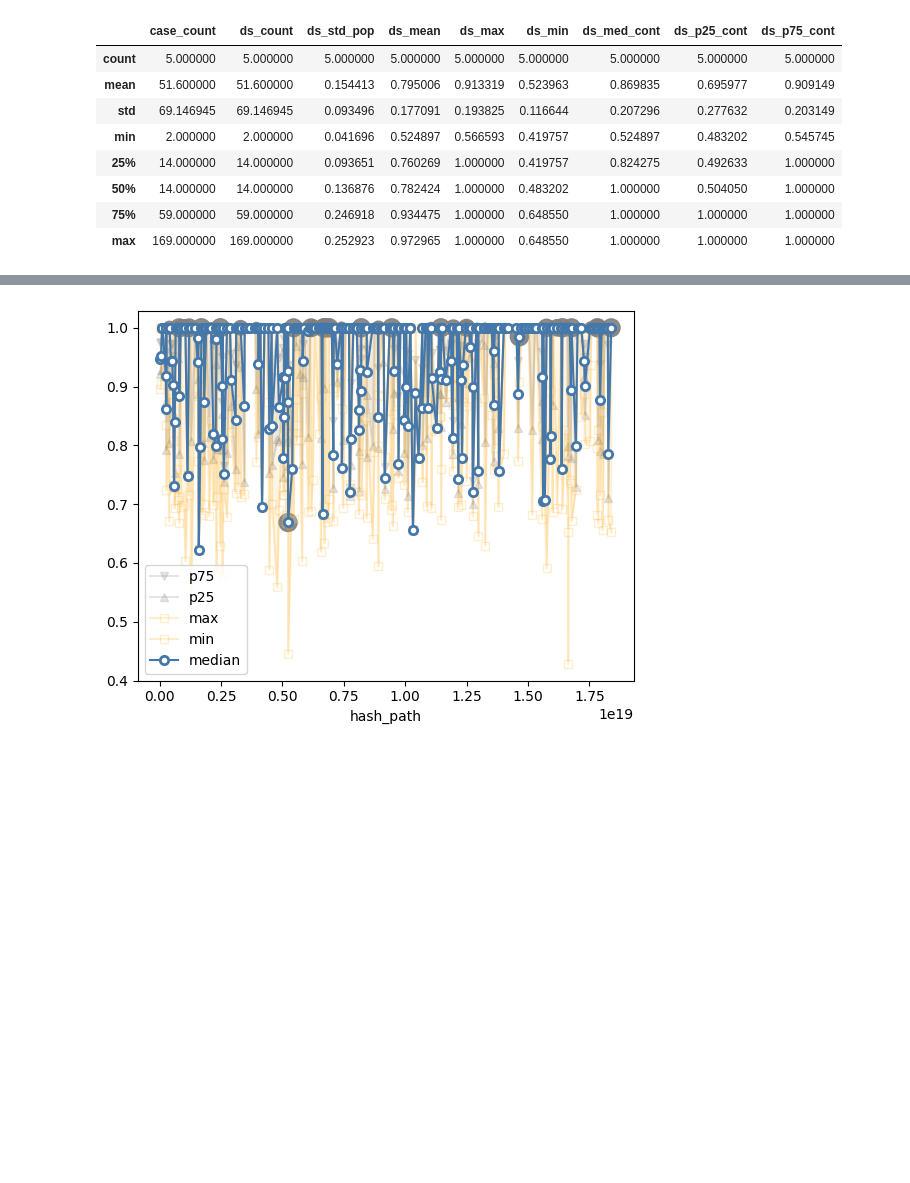
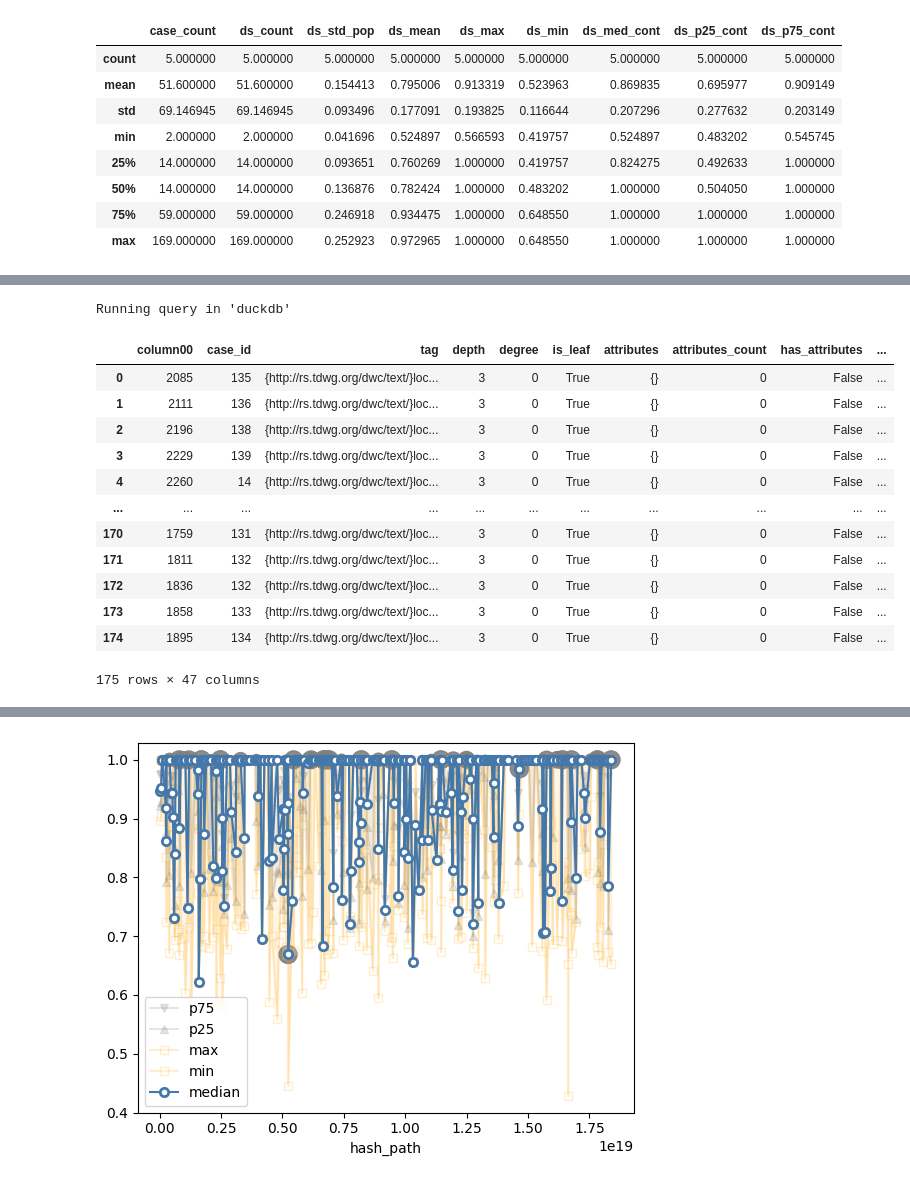
Before and after one commit to mitja-o/metadata-assistant, a Jupyter notebook: _evaluation/statistics/results/cons_cons_semantic_similarity.ipynb, the cells around one changed output, grey strips where cells are left out. Cells and saved outputs as stored; diff of their text form; code cells hidden in the pictures; blank space fills up the shorter version.

```diff
--- a/_evaluation/statistics/results/cons_cons_semantic_similarity.ipynb
+++ b/_evaluation/statistics/results/cons_cons_semantic_similarity.ipynb
@@ -721,0 +1034,21 @@ shared_data_author_dwc_t_nodes__sim_attributes[mask].describe()
+# %%
+%%sql
+-- inferred equivalently
+SELECT *
+FROM shared_data_author_dwc_t_nodes__with_gt
+WHERE gt_text = author_text AND gt_text = data_text;
+# %% [output]
+Running query in 'duckdb'
+|  | column00 | case_id | tag | depth | degree | is_leaf | attributes | attributes_count | has_attributes | ... |
+| 0 | 2085 | 135 | {http://rs.tdwg.org/dwc/text/}loc... | 3 | 0 | True | {} | 0 | False | ... |
+| 1 | 2111 | 136 | {http://rs.tdwg.org/dwc/text/}loc... | 3 | 0 | True | {} | 0 | False | ... |
+| 2 | 2196 | 138 | {http://rs.tdwg.org/dwc/text/}loc... | 3 | 0 | True | {} | 0 | False | ... |
+| 3 | 2229 | 139 | {http://rs.tdwg.org/dwc/text/}loc... | 3 | 0 | True | {} | 0 | False | ... |
+| 4 | 2260 | 14 | {http://rs.tdwg.org/dwc/text/}loc... | 3 | 0 | True | {} | 0 | False | ... |
+| ... | ... | ... | ... | ... | ... | ... | ... | ... | ... | ... |
+| 170 | 1759 | 131 | {http://rs.tdwg.org/dwc/text/}loc... | 3 | 0 | True | {} | 0 | False | ... |
+| 171 | 1811 | 132 | {http://rs.tdwg.org/dwc/text/}loc... | 3 | 0 | True | {} | 0 | False | ... |
+| 172 | 1836 | 132 | {http://rs.tdwg.org/dwc/text/}loc... | 3 | 0 | True | {} | 0 | False | ... |
+| 173 | 1858 | 133 | {http://rs.tdwg.org/dwc/text/}loc... | 3 | 0 | True | {} | 0 | False | ... |
+| 174 | 1895 | 134 | {http://rs.tdwg.org/dwc/text/}loc... | 3 | 0 | True | {} | 0 | False | ... |
+175 rows × 47 columns
```
Also changed, not shown: parts of 40 cells of this notebook, 1 other file.
